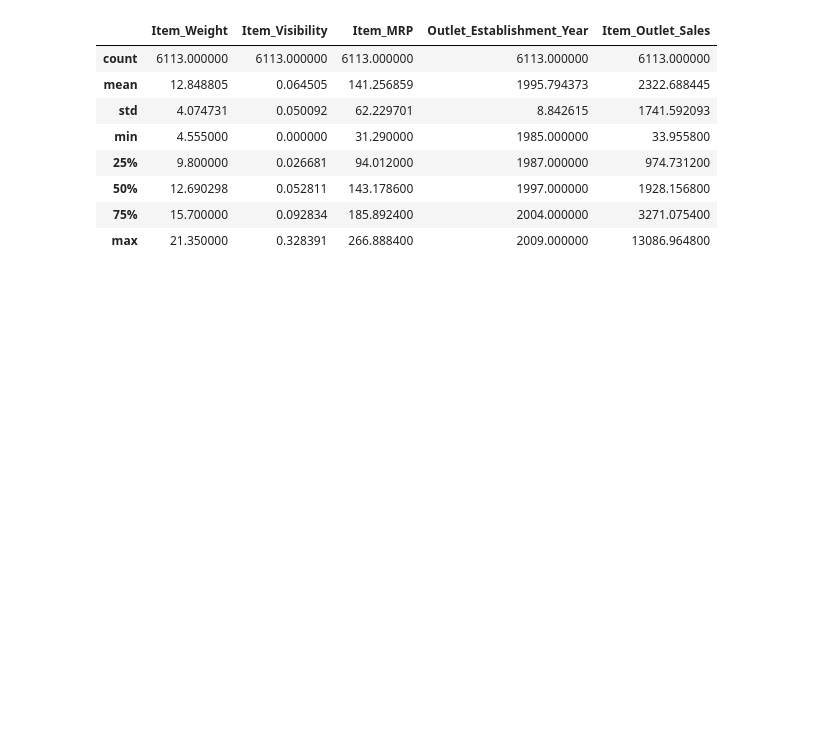
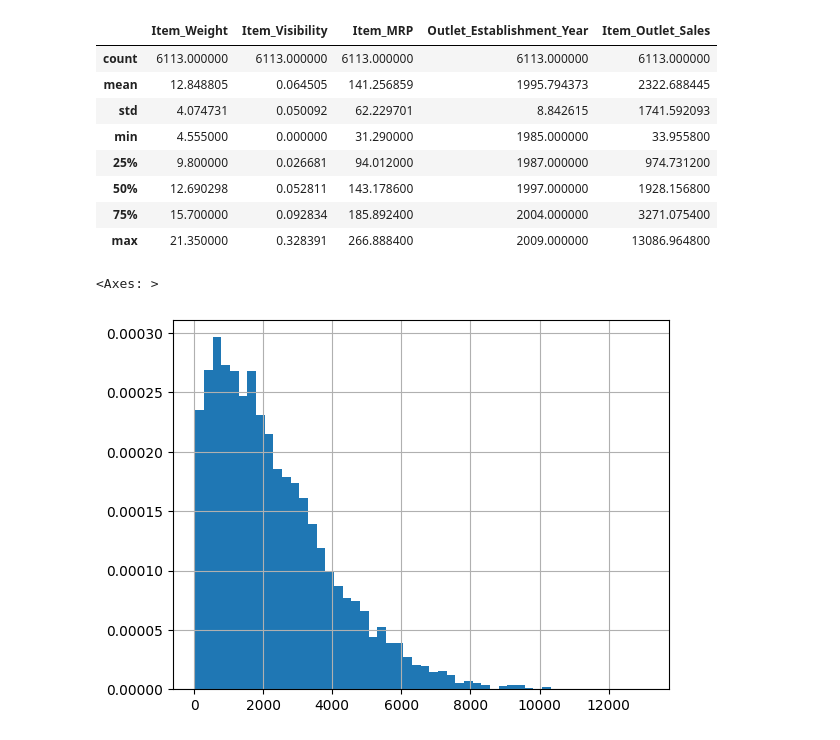
Before and after one commit to medayoubaziz/sales-predictions, a Jupyter notebook: sales_predictions.ipynb, the cells around one changed output. Cells and saved outputs as stored; diff of their text form; code cells hidden in the pictures; blank space fills up the shorter version.

```diff
--- a/sales_predictions.ipynb
+++ b/sales_predictions.ipynb
@@ -229,3 +232,8 @@ df[num_columns.index].describe()
 | 50% | 12.690298 | 0.052811 | 143.178600 | 1997.000000 | 1928.156800 |
 | 75% | 15.700000 | 0.092834 | 185.892400 | 2004.000000 | 3271.075400 |
 | max | 21.350000 | 0.328391 | 266.888400 | 2009.000000 | 13086.964800 |
+# %%
+df['Item_Outlet_Sales'].hist(bins='auto', density=True)
+# %% [output]
+<Axes: >
+[figure, added]
```
Also changed, not shown: parts of 6 cells of this notebook.
